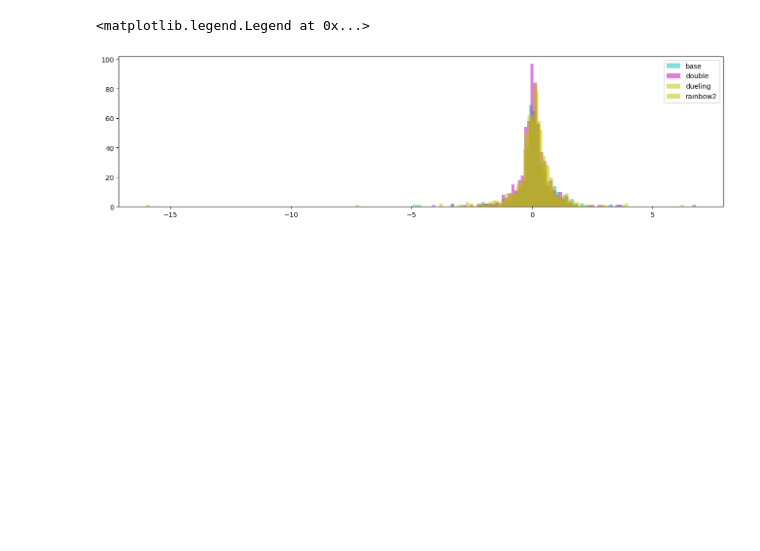
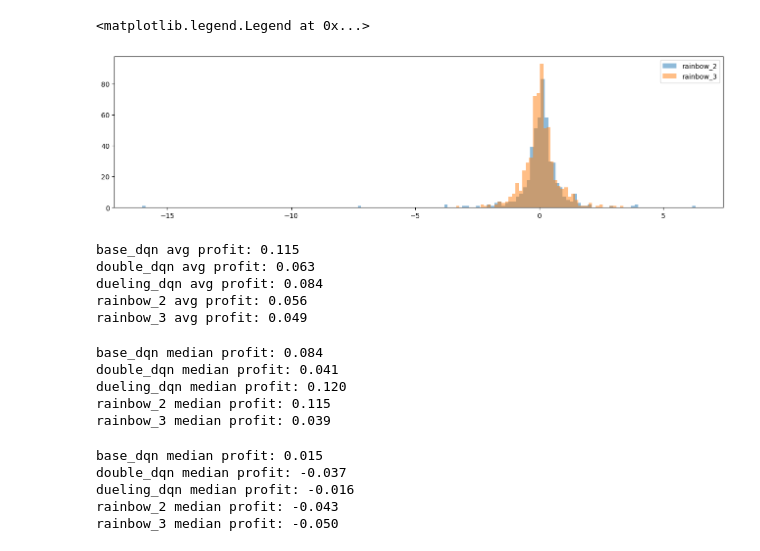
Before and after one commit to NLZer0/DQN_trading_bot, a Jupyter notebook: result_analyze.ipynb, the cells around one changed output. Saved outputs shown, nothing was run; the diff lists cells and outputs as text; code cells hidden in the pictures; blank space fills up the shorter version.

```diff
--- a/result_analyze.ipynb
+++ b/result_analyze.ipynb
@@ -31,11 +7,62 @@ with open('results/rainbow_2/deals_history.pkl', 'rb') as f:
-# %%
-plt.figure(figsize=(16,4))
-plt.hist(base_results.profit, bins='auto', color='c', label='base', alpha=0.5)
-plt.hist(double_results.profit, bins='auto', color='m', label='double', alpha=0.5)
-plt.hist(dueling_results.profit, bins='auto', color='y', label='dueling', alpha=0.5)
-plt.hist(rainbow2_results.profit, bins='auto', color='y', label='rainbow2', alpha=0.5)
-plt.legend()
-# %% [output]
-<matplotlib.legend.Legend at 0x...>
-[figure, removed]
+# %%
+def load_data(folder='results'):
+    data = {}
+    test_types = os.listdir(folder)
+    for test_type in test_types:
+        path = f'{folder}/{test_type}/deals_history.pkl'
+        with open(path, 'rb') as f:
+            result = processing_data(pickle.load(f))
+            data[test_type] = result
+    return data
+
+
+def processing_data(data):
+    data = (pd.DataFrame(data)
+        .dropna()
+        .assign(balance_profit = lambda _df: 100 * (_df.close_balance-_df.entry_balance) / _df.close_balance)
+        .assign(profit = lambda _df: 100 * (_df.close_price-_df.entry_price) / _df.close_price)
+    )
+    return data
+# %%
+data = load_data()
+test_types = list(data)
+test_types.sort()
+# %%
+using_results = ['rainbow_2', 'rainbow_3']
+plt.figure(figsize=(16,4))
+for test_type in test_types:
+    if test_type not in using_results:
+        continue
+    plt.hist(data[test_type].profit, bins='auto', label=test_type, alpha=0.5)
+plt.legend()
+# %% [output]
+<matplotlib.legend.Legend at 0x...>
+[figure, added]
+# %%
+for test_type in test_types:
+    print(f'{test_type} avg profit: {data[test_type].profit.mean():.3f}')
+# %% [output]
+base_dqn avg profit: 0.115
+double_dqn avg profit: 0.063
+dueling_dqn avg profit: 0.084
+rainbow_2 avg profit: 0.056
+rainbow_3 avg profit: 0.049
+# %%
+for test_type in test_types:
+    print(f'{test_type} median profit: {data[test_type].profit.median():.3f}')
+# %% [output]
+base_dqn median profit: 0.084
+double_dqn median profit: 0.041
+dueling_dqn median profit: 0.120
+rainbow_2 median profit: 0.115
+rainbow_3 median profit: 0.039
+# %%
+for test_type in test_types:
+    print(f'{test_type} median profit: {data[test_type].balance_profit.mean():.3f}')
+# %% [output]
+base_dqn median profit: 0.015
+double_dqn median profit: -0.037
+dueling_dqn median profit: -0.016
+rainbow_2 median profit: -0.043
+rainbow_3 median profit: -0.050
 # %%
```
Also changed, not shown: parts of 15 cells of this notebook.
